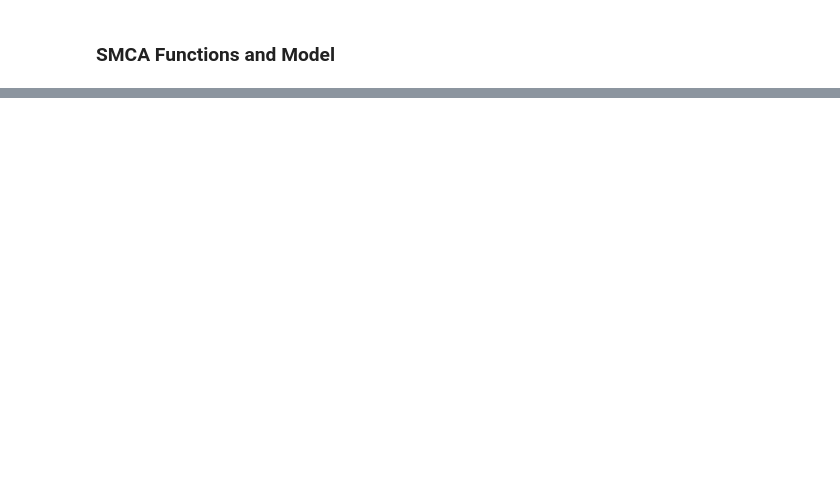
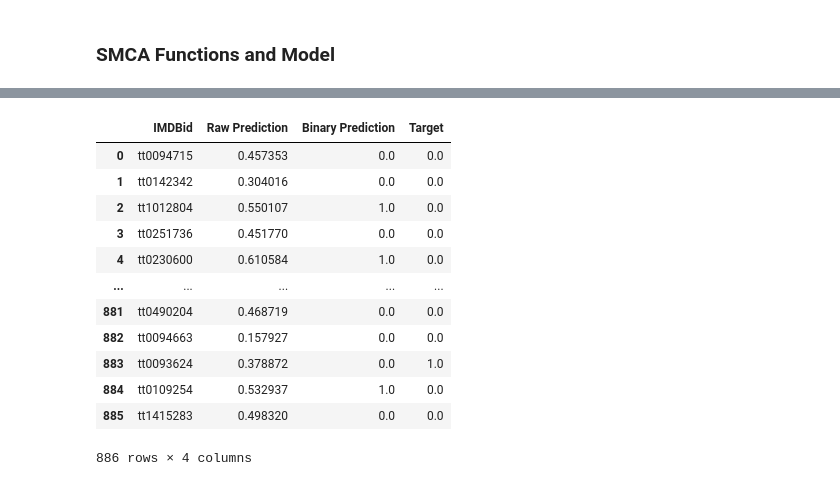
Before and after one commit to KyleZrey/SMCA, a Jupyter notebook: fusion_classification/SMCA_Playground.ipynb, the cells around one changed output, grey strips where cells are left out. Cells and saved outputs as stored; diff of their text form; code cells hidden in the pictures; blank space fills up the shorter version.

```diff
--- a/fusion_classification/SMCA_Playground.ipynb
+++ b/fusion_classification/SMCA_Playground.ipynb
@@ -631,0 +891,18 @@ if __name__ == "__main__":
+# %%
+# Read the CSV file into a DataFrame
+train_df = pd.read_csv('results/train_predictions.csv')
+train_df
+# %% [output]
+|  | IMDBid | Raw Prediction | Binary Prediction | Target |
+| 0 | tt0094715 | 0.457353 | 0.0 | 0.0 |
+| 1 | tt0142342 | 0.304016 | 0.0 | 0.0 |
+| 2 | tt1012804 | 0.550107 | 1.0 | 0.0 |
+| 3 | tt0251736 | 0.451770 | 0.0 | 0.0 |
+| 4 | tt0230600 | 0.610584 | 1.0 | 0.0 |
+| ... | ... | ... | ... | ... |
+| 881 | tt0490204 | 0.468719 | 0.0 | 0.0 |
+| 882 | tt0094663 | 0.157927 | 0.0 | 0.0 |
+| 883 | tt0093624 | 0.378872 | 0.0 | 1.0 |
+| 884 | tt0109254 | 0.532937 | 1.0 | 0.0 |
+| 885 | tt1415283 | 0.498320 | 0.0 | 0.0 |
+886 rows × 4 columns
```
Also changed, not shown: parts of 18 cells of this notebook.
